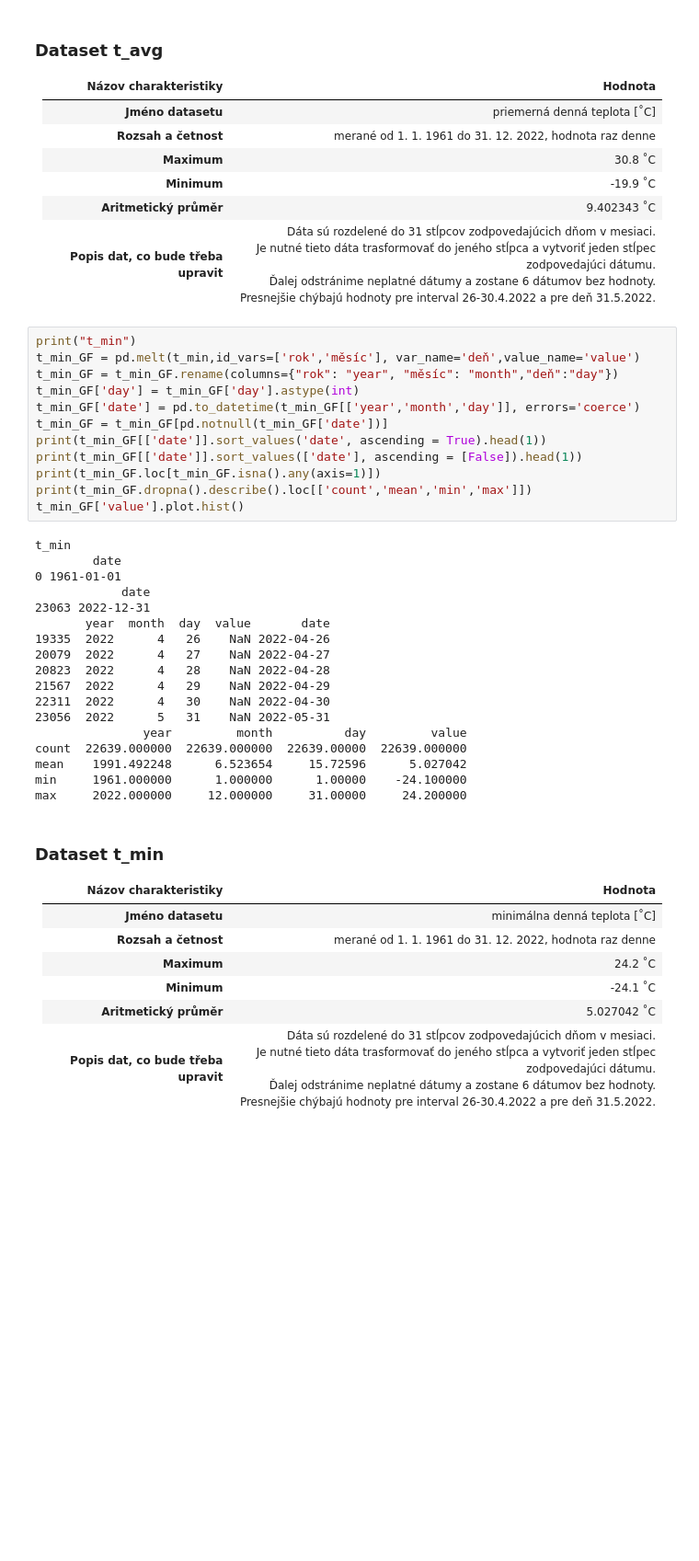
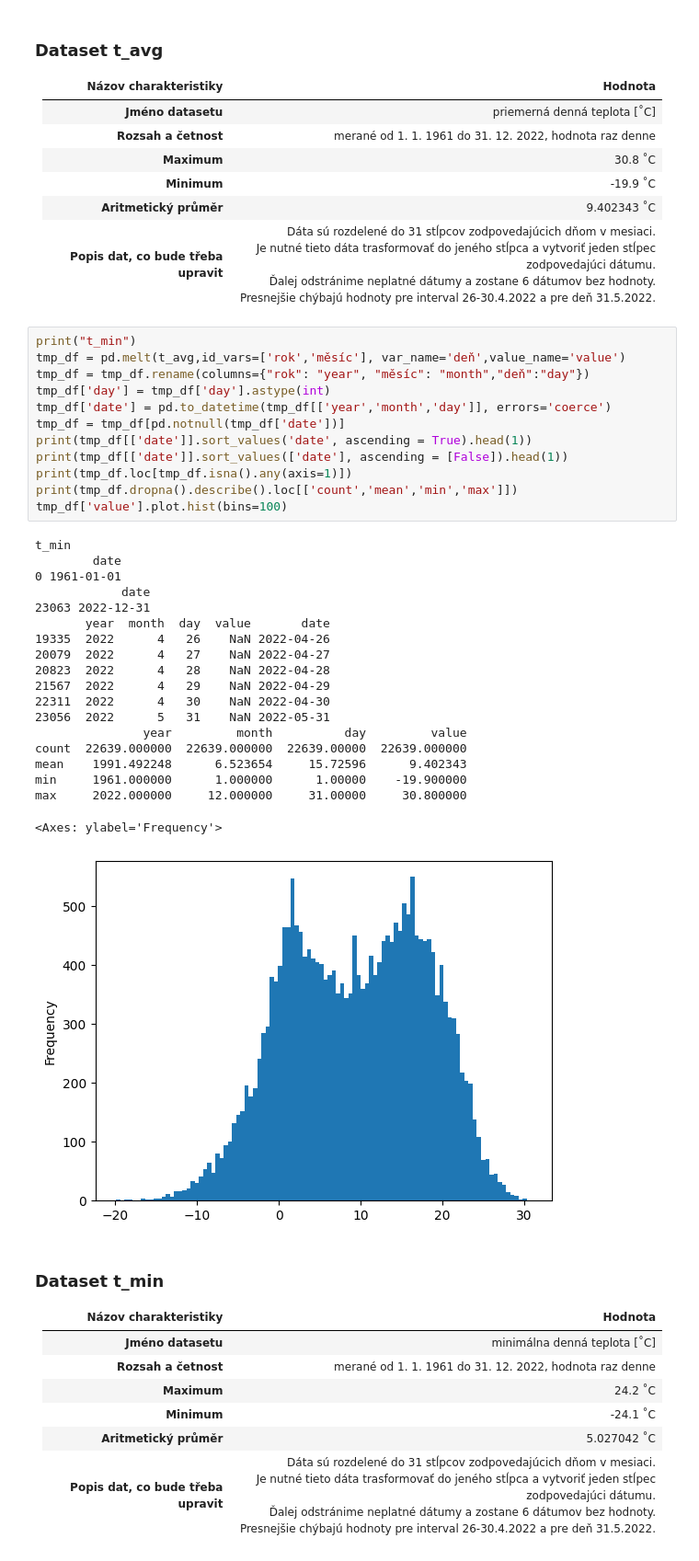
Before and after one commit to Matiak/TOI, a Jupyter notebook: TOI2023.ipynb, the cells around one changed output. Shown: that part at 92% size. Drawn from its saved outputs; the diff is of its cells as text; blank space fills up the shorter version.

```diff
--- a/TOI2023.ipynb
+++ b/TOI2023.ipynb
@@ -106,34 +106,36 @@ max     2022.000000     12.000000     31.00000     30.800000
 |**Popis dat, co bude třeba upravit**         | Dáta sú rozdelené do 31 stĺpcov zodpovedajúcich dňom v mesiaci.<br>Je nutné tieto dáta trasformovať do jeného stĺpca a vytvoriť jeden stĺpec zodpovedajúci dátumu.<br>Ďalej odstránime neplatné dátumy a zostane 6 dátumov bez hodnoty.<br>Presnejšie chýbajú hodnoty pre interval 26-30.4.2022 a pre deň 31.5.2022.
 # %%
 print("t_min")
-t_min_GF = pd.melt(t_min,id_vars=['rok','měsíc'], var_name='deň',value_name='value')
-t_min_GF = t_min_GF.rename(columns={"rok": "year", "měsíc": "month","deň":"day"})
-t_min_GF['day'] = t_min_GF['day'].astype(int)
-t_min_GF['date'] = pd.to_datetime(t_min_GF[['year','month','day']], errors='coerce')
-t_min_GF = t_min_GF[pd.notnull(t_min_GF['date'])]
-print(t_min_GF[['date']].sort_values('date', ascending = True).head(1))
-print(t_min_GF[['date']].sort_values(['date'], ascending = [False]).head(1))
-print(t_min_GF.loc[t_min_GF.isna().any(axis=1)])
-print(t_min_GF.dropna().describe().loc[['count','mean','min','max']])
-t_min_GF['value'].plot.hist()
+tmp_df = pd.melt(t_avg,id_vars=['rok','měsíc'], var_name='deň',value_name='value')
+tmp_df = tmp_df.rename(columns={"rok": "year", "měsíc": "month","deň":"day"})
+tmp_df['day'] = tmp_df['day'].astype(int)
+tmp_df['date'] = pd.to_datetime(tmp_df[['year','month','day']], errors='coerce')
+tmp_df = tmp_df[pd.notnull(tmp_df['date'])]
+print(tmp_df[['date']].sort_values('date', ascending = True).head(1))
+print(tmp_df[['date']].sort_values(['date'], ascending = [False]).head(1))
+print(tmp_df.loc[tmp_df.isna().any(axis=1)])
+print(tmp_df.dropna().describe().loc[['count','mean','min','max']])
+tmp_df['value'].plot.hist(bins=100)
 # %% [output]
 t_min
         date
 0 1961-01-01
             date
 23063 2022-12-31
        year  month  day  value       date
 19335  2022      4   26    NaN 2022-04-26
 20079  2022      4   27    NaN 2022-04-27
 20823  2022      4   28    NaN 2022-04-28
 21567  2022      4   29    NaN 2022-04-29
 22311  2022      4   30    NaN 2022-04-30
 23056  2022      5   31    NaN 2022-05-31
                year         month          day         value
 count  22639.000000  22639.000000  22639.00000  22639.000000
-mean    1991.492248      6.523654     15.72596      5.027042
-min     1961.000000      1.000000      1.00000    -24.100000
-max     2022.000000     12.000000     31.00000     24.200000
+mean    1991.492248      6.523654     15.72596      9.402343
+min     1961.000000      1.000000      1.00000    -19.900000
+max     2022.000000     12.000000     31.00000     30.800000
+<Axes: ylabel='Frequency'>
+[figure, added]
 # %% [markdown]
 ### Dataset t_min
 
```
Also changed, not shown: parts of 8 cells of this notebook.
